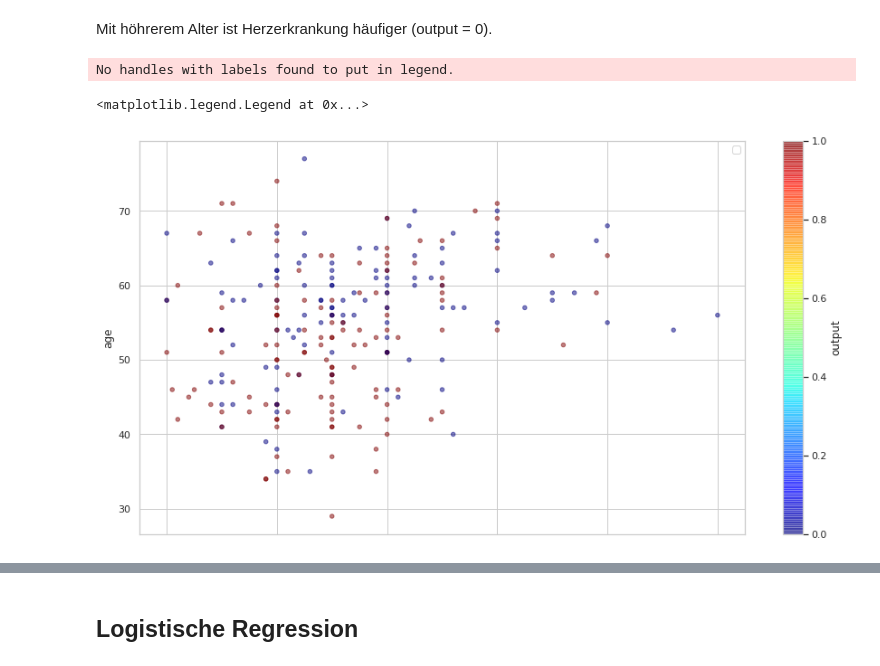
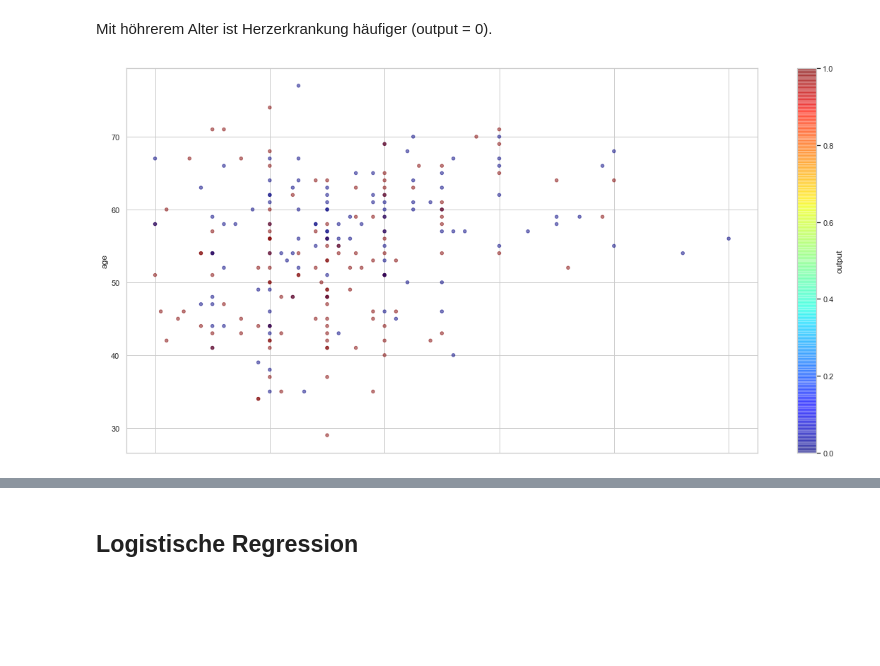
Before and after one commit to DeamonAmelie/heart, a Jupyter notebook: playwithdata.ipynb, the cells around one changed output, grey strips where cells are left out. Cells and saved outputs as stored; diff of their text form; code cells hidden in the pictures; blank space fills up the shorter version.

```diff
--- a/playwithdata.ipynb
+++ b/playwithdata.ipynb
@@ -201,12 +192,12 @@ Für die (kategorialen) Faktor-Variablen (cp, slp, restecg, thall) werden Dummy
+# %%
+def dummies(dataframe, columns):
+    dummy_df = pd.get_dummies(data = dataframe, columns = columns, dtype = np.float64)
+    return dummy_df
 # %%
-#Dummies für die Trainingsdaten
-cp_dum = pd.get_dummies(heart_train.cp, prefix='cp', dtype=np.float64)
-slp_dum = pd.get_dummies(heart_train.slp, prefix='slp', dtype=np.float64)
-restecg_dum = pd.get_dummies(heart_train.restecg, prefix='restecg', dtype=np.float64)
-thall_dum = pd.get_dummies(heart_train.thall, prefix = 'thall', dtype=np.float64)
+dummy_vars = ['cp','slp','restecg','thall']
+#Dummy Variablen für Datensatz mit fehlenden Werten
+heart_train = dummies(heart_train,dummy_vars)
+heart_test = dummies(heart_test,dummy_vars)
+#Dummy Variablen für Datensatz mit imputierten Werten
+heart_train_imp = dummies(heart_train_imp, dummy_vars)
+heart_test_imp = dummies(heart_test_imp, dummy_vars)
-# %%
-#Data Frames zusammenführen
-frames = [cp_dum,slp_dum,restecg_dum, thall_dum]
-heart_train = heart_train.join(frames)
-# %%
-heart_train = heart_train.drop(columns = ["cp","slp","restecg","thall"]) #Entfernt die Ursprungsvariablen
@@ -311,13 +291,11 @@ Mit höhrerem Alter ist Herzerkrankung häufiger (output = 0).
 # %%
 # Zusammenhang zwischen Alter, Cholesterinspiegel, Blutdruck und der Outcomevariable
 heart_train.plot(kind = "scatter", x = "trtbps", y = "age", alpha = 0.5,
-                      figsize=(15,8),
+                      figsize=(20,10),
                       c = "output",cmap = plt.get_cmap("jet"),colorbar=True) # c  = Punkte unterschiedlich gefärbt
-plt.legend()
+plt.show()
 # %% [output]
-No handles with labels found to put in legend.
-<matplotlib.legend.Legend at 0x...>
-[figure, old version]
+[figure, new version]
 # %%
 continuous_colums = ["age", "trtbps", "chol", "thalachh", "oldpeak"]
 heart_train[continuous_colums].hist(bins = 50, figsize=(20,15))
```
Also changed, not shown: parts of 55 cells of this notebook.
